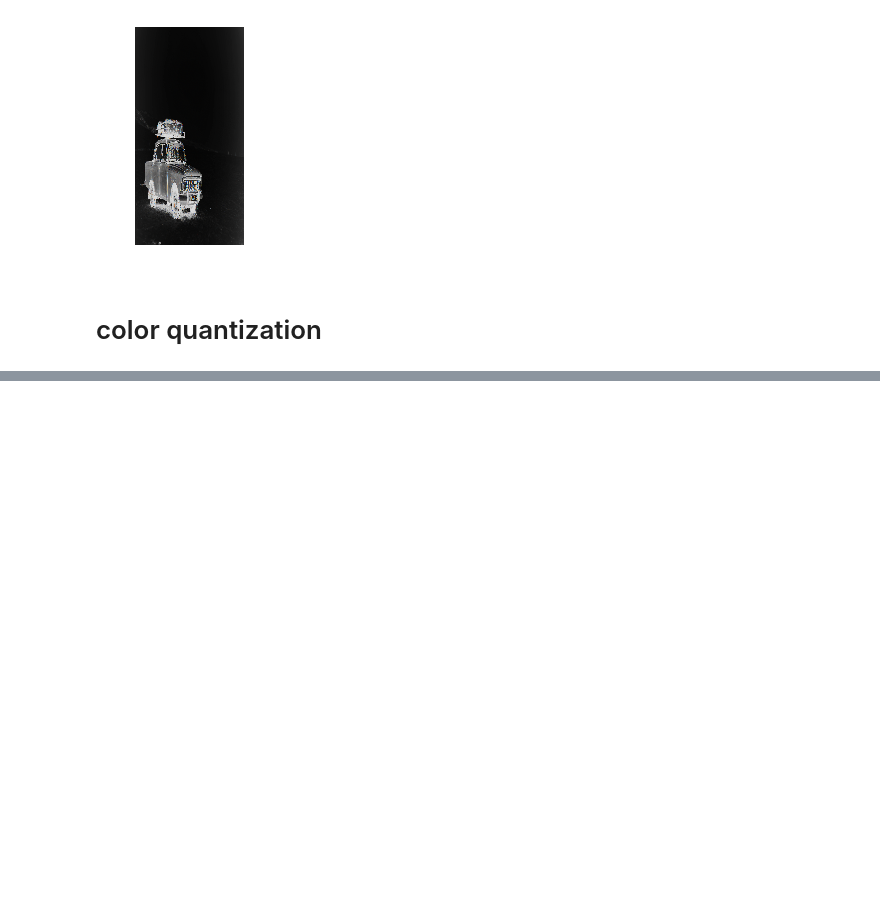
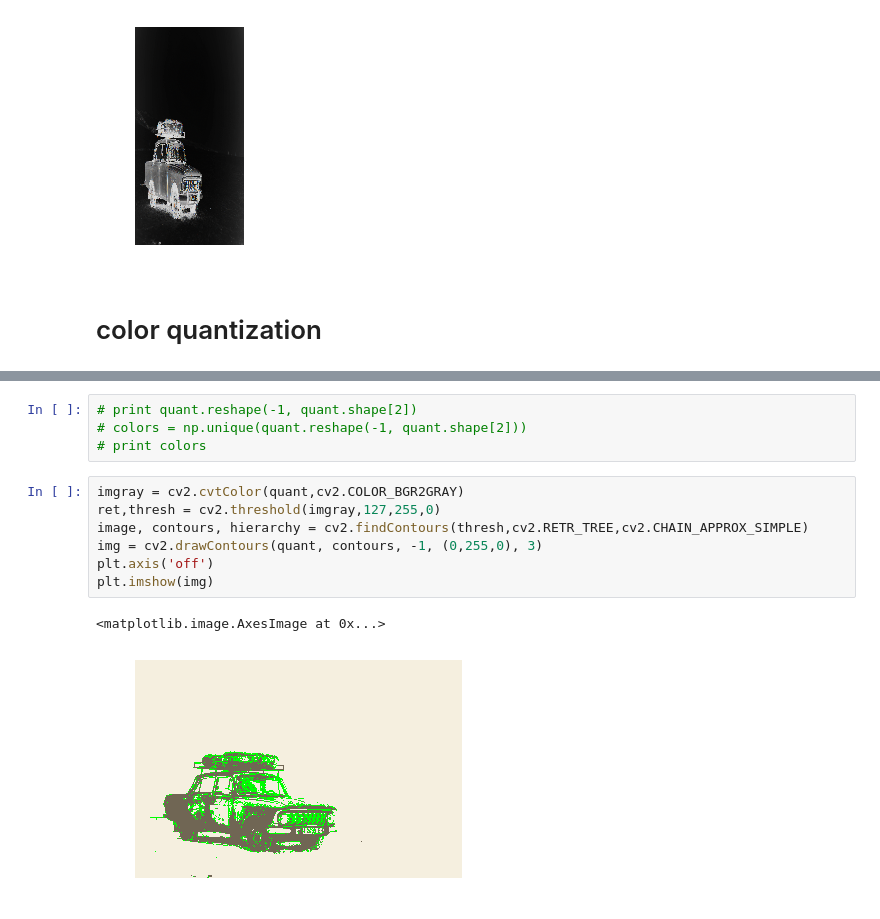
Before and after one commit to muthuspark/ml_research, a Jupyter notebook: identify different objects on the image using color map.ipynb, the cells around one changed output, grey strips where cells are left out. Drawn from its saved outputs; the diff is of its cells as text; blank space fills up the shorter version.

```diff
--- a/identify different objects on the image using color map.ipynb
+++ b/identify different objects on the image using color map.ipynb
@@ -108,0 +117,14 @@ plt.imshow(np.hstack([image, quant]))
+# %%
+# print quant.reshape(-1, quant.shape[2])
+# colors = np.unique(quant.reshape(-1, quant.shape[2]))
+# print colors
+# %%
+imgray = cv2.cvtColor(quant,cv2.COLOR_BGR2GRAY)
+ret,thresh = cv2.threshold(imgray,127,255,0)
+image, contours, hierarchy = cv2.findContours(thresh,cv2.RETR_TREE,cv2.CHAIN_APPROX_SIMPLE)
+img = cv2.drawContours(quant, contours, -1, (0,255,0), 3)
+plt.axis('off')
+plt.imshow(img)
+# %% [output]
+<matplotlib.image.AxesImage at 0x...>
+[figure, added]
```
Also changed, not shown: parts of 6 cells of this notebook, 3 other files.
